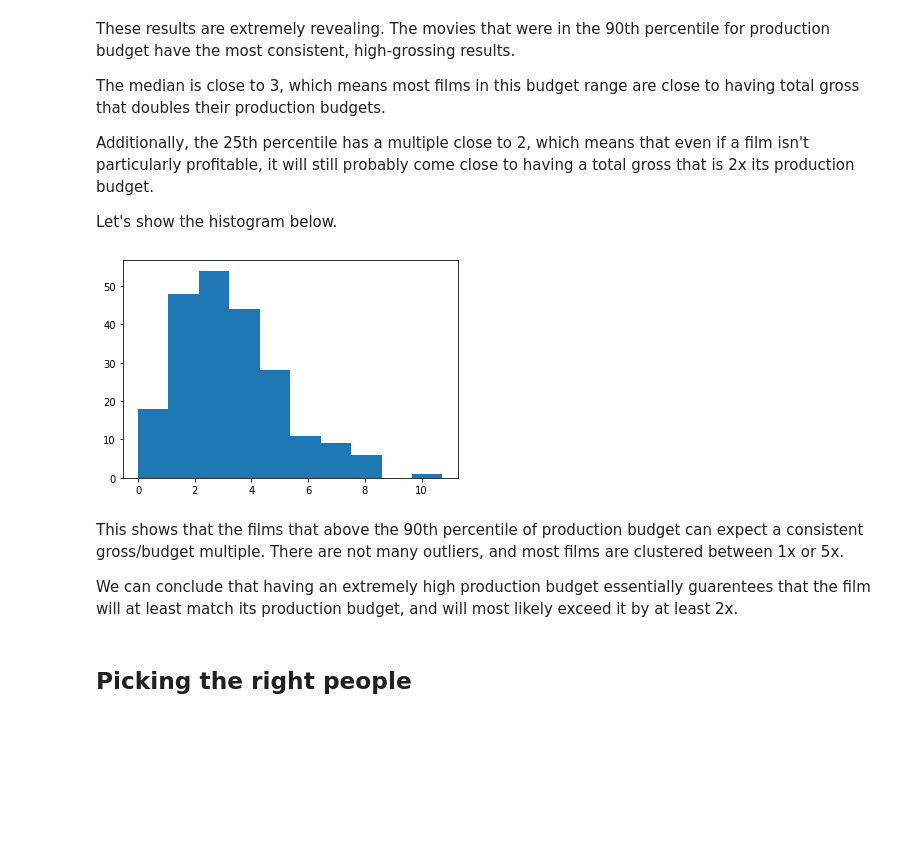
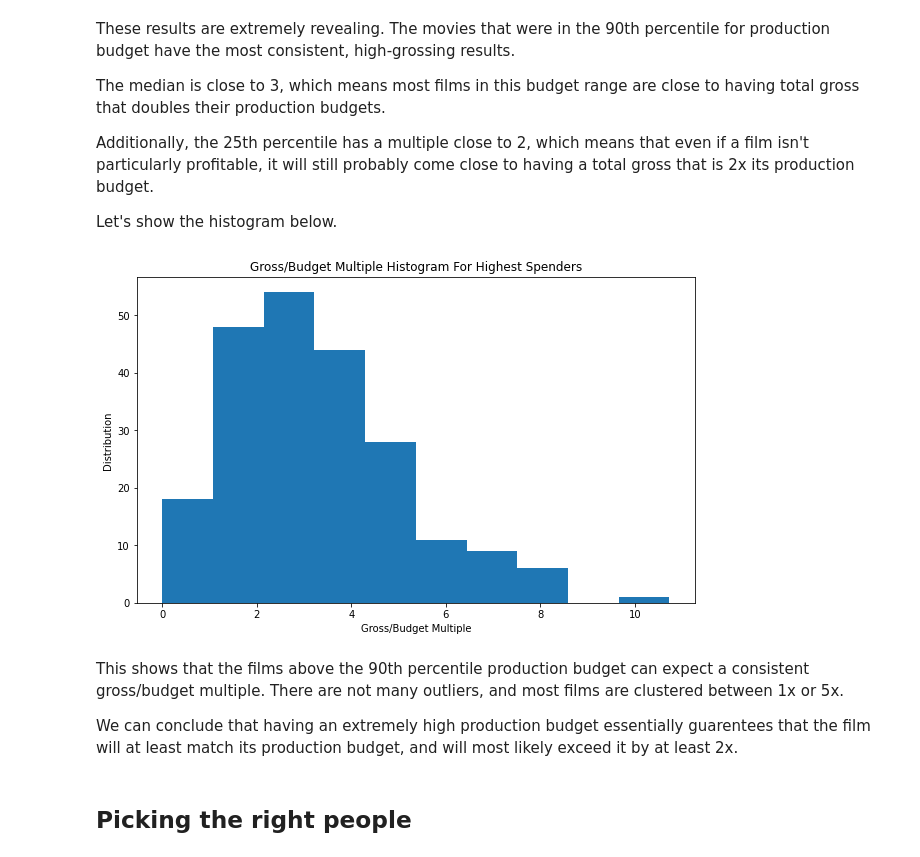
Before and after one commit to bmjaron/dsc_phase1_project, a Jupyter notebook: Phase_1_Project.ipynb, the cells around one changed output. Drawn from its saved outputs; the diff is of its cells as text; code cells hidden in the pictures; blank space fills up the shorter version.

```diff
--- a/Phase_1_Project.ipynb
+++ b/Phase_1_Project.ipynb
@@ -503,12 +526,16 @@ The median is close to 3, which means most films in this budget range are close
 Additionally, the 25th percentile has a multiple close to 2, which means that even if a film isn't particularly profitable, it will still probably come close to having a total gross that is 2x its production budget.
 
 Let's show the histogram below.
-# %%
-plt.hist(new_dict['90-100']['gross_budget_multiple'], bins=10);
-# %% [output]
-[figure, removed]
+# %%
+plt.figure(figsize=(10,6))
+plt.hist(new_dict['90-100']['gross_budget_multiple'], bins=10)
+plt.title('Gross/Budget Multiple Histogram For Highest Spenders')
+plt.xlabel('Gross/Budget Multiple')
+plt.ylabel('Distribution');
+# %% [output]
+[figure, added]
 # %% [markdown]
-This shows that the films that above the 90th percentile of production budget can expect a consistent gross/budget multiple. There are not many outliers, and most films are clustered between 1x or 5x.
+This shows that the films above the 90th percentile production budget can expect a consistent gross/budget multiple. There are not many outliers, and most films are clustered between 1x or 5x.
 
 We can conclude that having an extremely high production budget essentially guarentees that the film will at least match its production budget, and will most likely exceed it by at least 2x.
 # %% [markdown]
```
Also changed, not shown: parts of 30 cells of this notebook.
